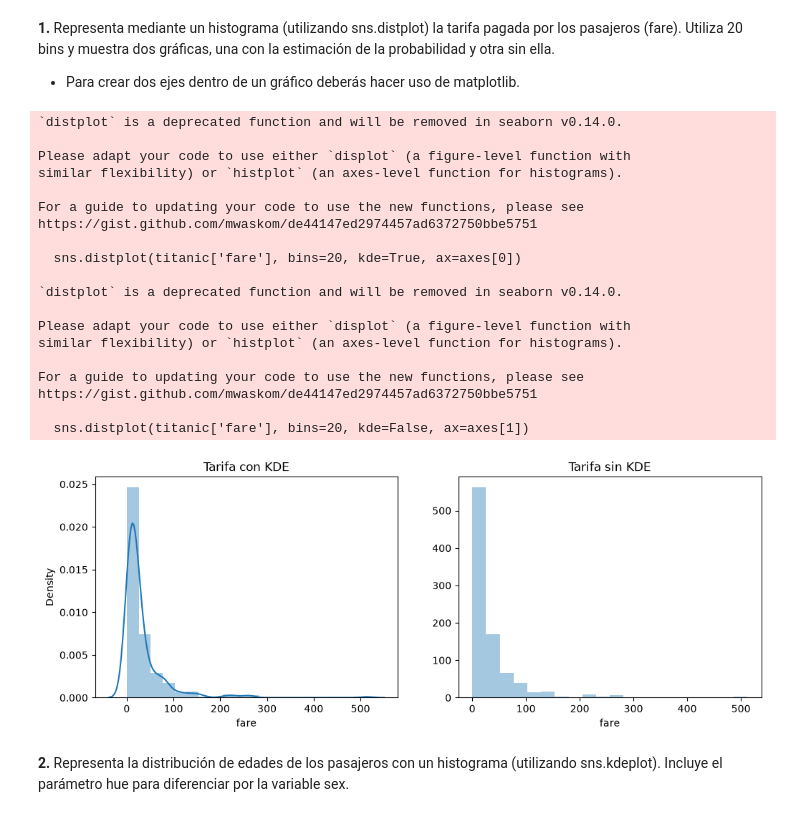
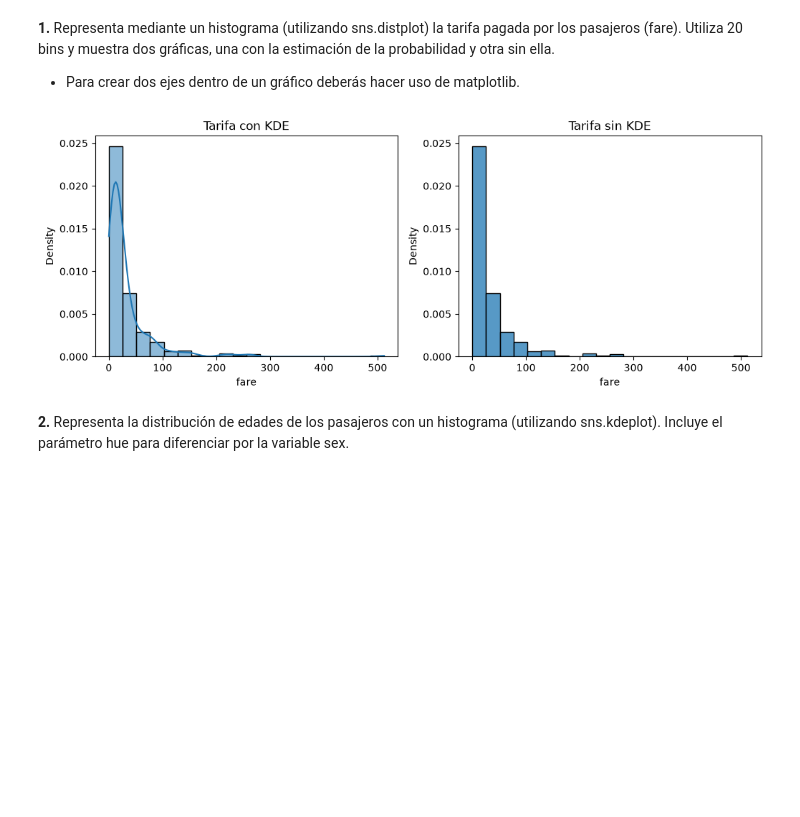
Before and after one commit to Manuel-Avecilla/PIA-MIA, a Jupyter notebook: seaborn/Ejercicios_con_Seaborn.ipynb, the cells around one changed output. Saved outputs shown, nothing was run; the diff lists cells and outputs as text; code cells hidden in the pictures; blank space fills up the shorter version.

Commit message:
Seaborn usar histplot

```diff
--- a/seaborn/Ejercicios_con_Seaborn.ipynb
+++ b/seaborn/Ejercicios_con_Seaborn.ipynb
@@ -26,38 +26,21 @@ Dado el dataset con la información de los pasajeros del titanic que puedes carg
 # %%
 import matplotlib.pyplot as plt
 
 fig, axes = plt.subplots(1, 2, figsize=(12, 4))
 
 # Con estimación de la probabilidad (KDE)
-sns.distplot(titanic['fare'], bins=20, kde=True, ax=axes[0])
+sns.histplot(titanic['fare'], bins=20, kde=True, stat='density', ax=axes[0])
 axes[0].set_title('Tarifa con KDE')
 
 # Sin estimación de la probabilidad
-sns.distplot(titanic['fare'], bins=20, kde=False, ax=axes[1])
+sns.histplot(titanic['fare'], bins=20, kde=False, stat='density', ax=axes[1])
 axes[1].set_title('Tarifa sin KDE')
 
 plt.show()
+
+# Nota: distplot está obsoleto, se usa histplot (equivalente actual).
 # %% [output]
-`distplot` is a deprecated function and will be removed in seaborn v0.14.0.
-
-Please adapt your code to use either `displot` (a figure-level function with
-similar flexibility) or `histplot` (an axes-level function for histograms).
-
-For a guide to updating your code to use the new functions, please see
-https://gist.github.com/mwaskom/de44147ed2974457ad6372750bbe5751
-
-  sns.distplot(titanic['fare'], bins=20, kde=True, ax=axes[0])
-
-`distplot` is a deprecated function and will be removed in seaborn v0.14.0.
-
-Please adapt your code to use either `displot` (a figure-level function with
-similar flexibility) or `histplot` (an axes-level function for histograms).
-
-For a guide to updating your code to use the new functions, please see
-https://gist.github.com/mwaskom/de44147ed2974457ad6372750bbe5751
-
-  sns.distplot(titanic['fare'], bins=20, kde=False, ax=axes[1])
-[figure, old version]
+[figure, new version]
 # %% [markdown]
 **2.** Representa la distribución de edades de los pasajeros con un histograma (utilizando sns.kdeplot). Incluye el parámetro hue para diferenciar por la variable sex.
 # %%
```
Also changed, not shown: parts of 1 cell of this notebook.
